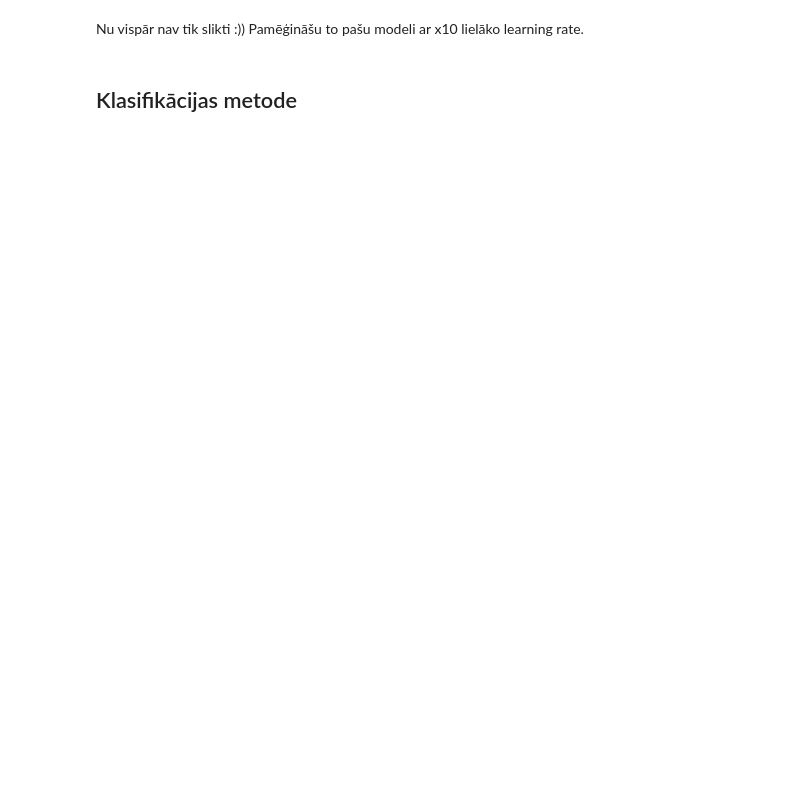
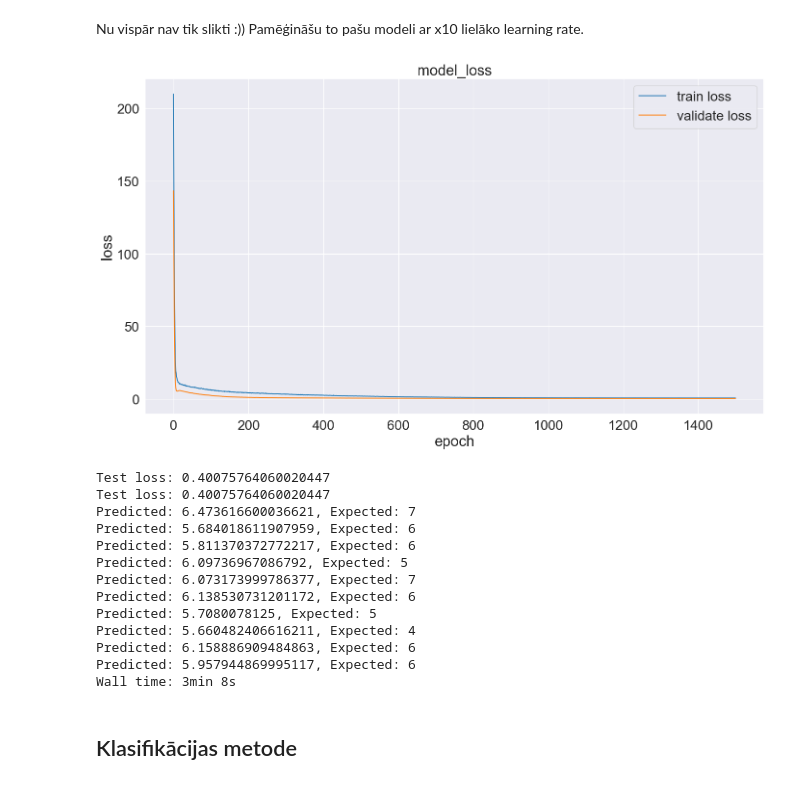
Before and after one commit to kamikaze/rtu-ai, a Jupyter notebook: homework02.ipynb, the cells around one changed output. Saved outputs shown, nothing was run; the diff lists cells and outputs as text; code cells hidden in the pictures; blank space fills up the shorter version.

```diff
--- a/homework02.ipynb
+++ b/homework02.ipynb
@@ -286,17 +322,16 @@ evaluate_model(model, samples, qualities, batch_size=64, epochs=EPOCHS)
 Nu vispār nav tik slikti :)) Pamēģināšu to pašu modeli ar x10 lielāko learning rate.
 # %%
 def build_model(input_count: int):
-    kinit = tf.keras.initializers.RandomNormal(stddev=0.5, seed=SEED)
+    kinit = tf.keras.initializers.RandomNormal(stddev=0.1, seed=SEED)
     binit = tf.keras.initializers.Zeros()
     model = tf.keras.models.Sequential([
         tf.keras.layers.Input(input_count),
-        tf.keras.layers.Dense(16, kernel_initializer=kinit, bias_initializer=binit, activation='relu'),
         tf.keras.layers.Dense(input_count, kernel_initializer=kinit, bias_initializer=binit, activation='relu'),
-        tf.keras.layers.Dense(8, kernel_initializer=kinit, bias_initializer=binit, activation='relu'),
-        tf.keras.layers.Dense(1)
+        tf.keras.layers.Dropout(0.3),
+        tf.keras.layers.Dense(1, activation='relu')
     ])
 
-    optimizer = tf.keras.optimizers.Adadelta(learning_rate=0.05)
+    optimizer = tf.keras.optimizers.Adadelta(learning_rate=0.03)
 
     model.compile(loss='mse', optimizer=optimizer)
 
@@ -304,6 +339,21 @@ def build_model(input_count: int):
 # %%
 %%time
 model = build_model(attr_count)
-evaluate_model(model, samples, qualities, batch_size=64, epochs=EPOCHS)
+evaluate_model(model, samples, qualities, batch_size=32, epochs=EPOCHS)
+# %% [output]
+[figure, added]
+Test loss: 0.40075764060020447
+Test loss: 0.40075764060020447
+Predicted: 6.473616600036621, Expected: 7
+Predicted: 5.684018611907959, Expected: 6
+Predicted: 5.811370372772217, Expected: 6
+Predicted: 6.09736967086792, Expected: 5
+Predicted: 6.073173999786377, Expected: 7
+Predicted: 6.138530731201172, Expected: 6
+Predicted: 5.7080078125, Expected: 5
+Predicted: 5.660482406616211, Expected: 4
+Predicted: 6.158886909484863, Expected: 6
+Predicted: 5.957944869995117, Expected: 6
+Wall time: 3min 8s
 # %% [markdown]
 ## Klasifikācijas metode
```
Also changed, not shown: parts of 7 cells of this notebook.
